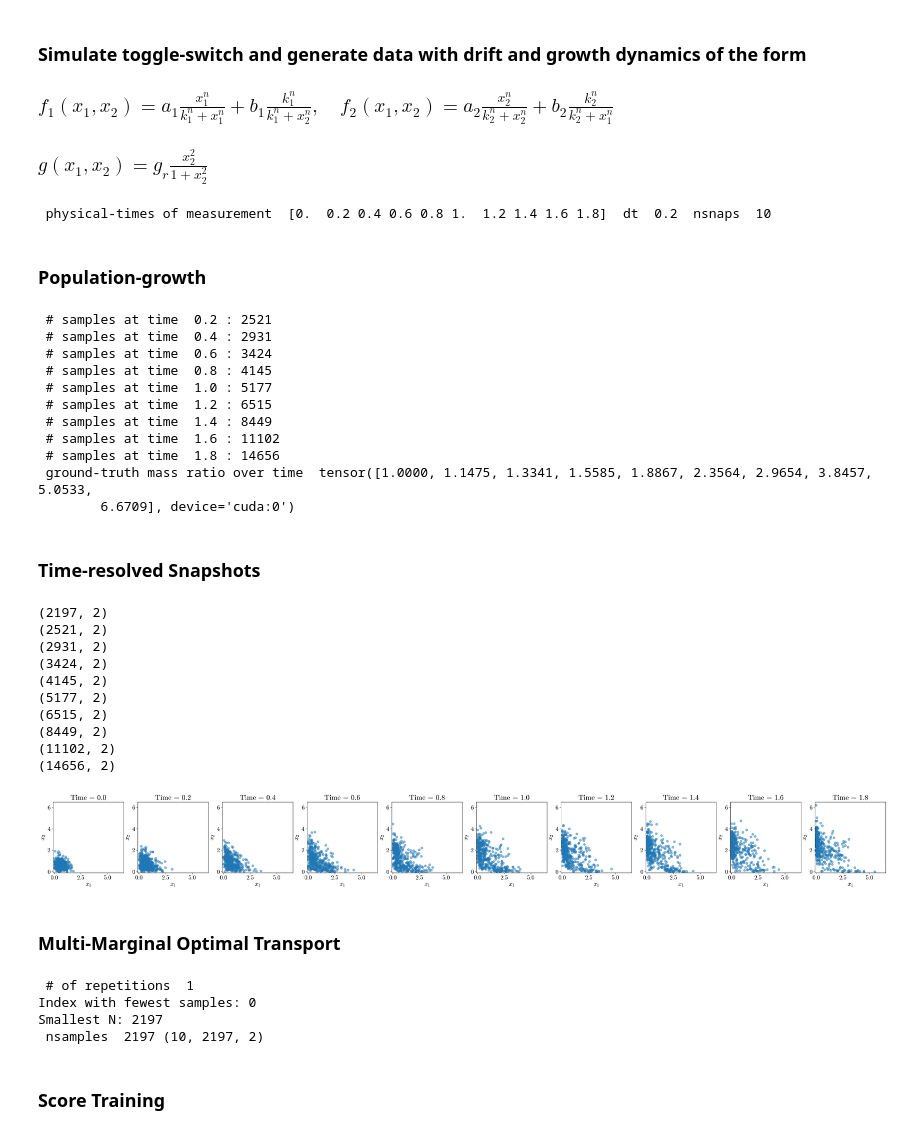
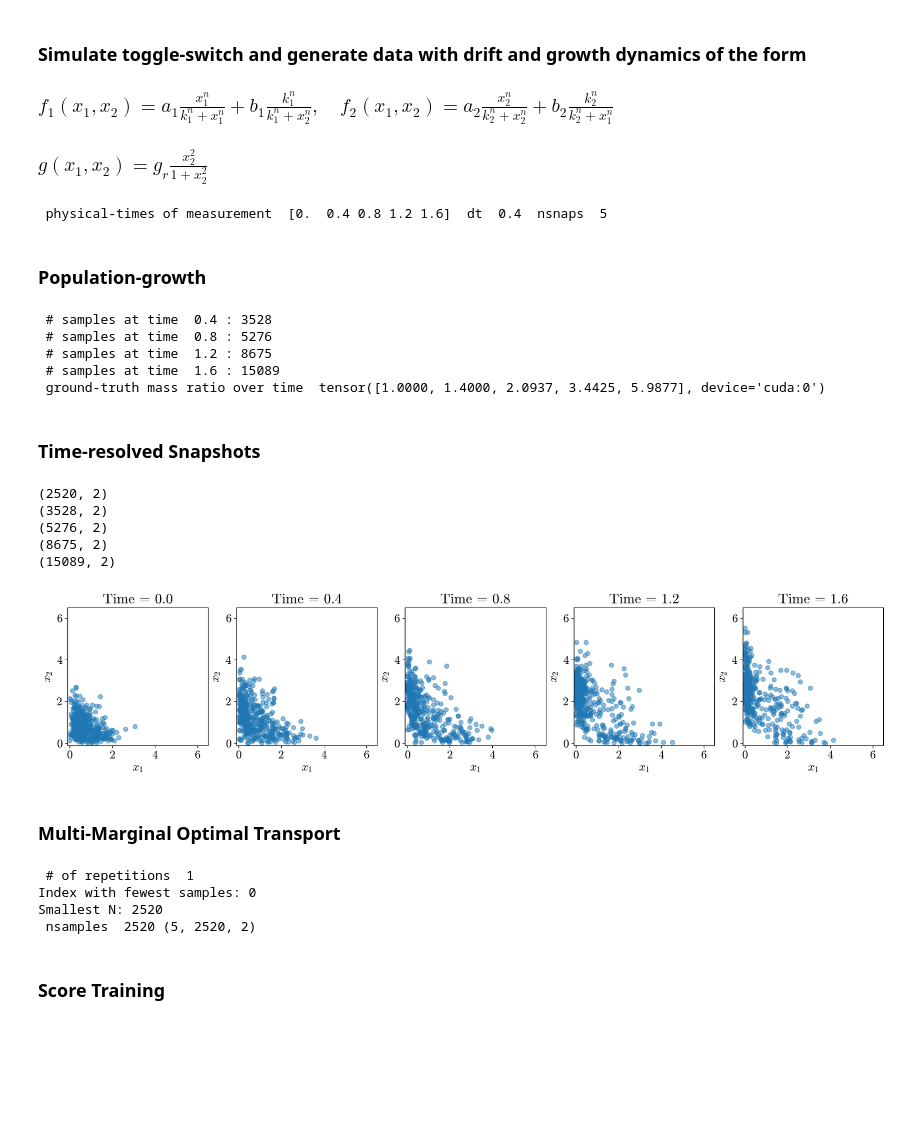
Before and after one commit to SuryanarayanaMK/PFI, a Jupyter notebook: Inference_with_growth.ipynb, the cells around one changed output. Drawn from its saved outputs; the diff is of its cells as text; code cells hidden in the pictures; blank space fills up the shorter version.

```diff
--- a/Inference_with_growth.ipynb
+++ b/Inference_with_growth.ipynb
@@ -117,7 +112,7 @@ def simulate_toggle_with_growth(nsamples, init, Nsnaps, Ndim, seed_, maxiter, mo
 model_params = np.array([2., 2., 1.0, 1.0, 1.0, 1.0, 4.0])
 
 ### hyper-parameters of the simulation
-Ndim = 2; vol = 4.0; nsamples = 2001; Nsnaps = 10; seed = 0; maxiter = 200;
+Ndim = 2; vol = 4.0; nsamples = 2001; Nsnaps = 5; seed = 0; maxiter = 200;
 
 gr = 2.0; #growth-rate
 growth_flag_ = True; # Set True if growth is modeled
@@ -131,7 +126,7 @@ nsnaps = len(samples_full);
 dt = tt[1] - tt[0];
 print(" physical-times of measurement ", tt, " dt ", dt, " nsnaps ", nsnaps)
 # %% [output]
- physical-times of measurement  [0.  0.2 0.4 0.6 0.8 1.  1.2 1.4 1.6 1.8]  dt  0.2  nsnaps  10
+ physical-times of measurement  [0.  0.4 0.8 1.2 1.6]  dt  0.4  nsnaps  5
 # %% [markdown]
 ### Population-growth
 # %%
@@ -142,43 +137,32 @@ for k in range(1,nsnaps):
 mass_vec = torch.tensor(mass_vec,dtype=torch.float32,device=device)
 print(" ground-truth mass ratio over time ", mass_vec)
 # %% [output]
- # samples at time  0.2 : 2521
- # samples at time  0.4 : 2931
- # samples at time  0.6 : 3424
- # samples at time  0.8 : 4145
- # samples at time  1.0 : 5177
- # samples at time  1.2 : 6515
- # samples at time  1.4 : 8449
- # samples at time  1.6 : 11102
- # samples at time  1.8 : 14656
- ground-truth mass ratio over time  tensor([1.0000, 1.1475, 1.3341, 1.5585, 1.8867, 2.3564, 2.9654, 3.8457, 5.0533,
-        6.6709], device='cuda:0')
+ # samples at time  0.4 : 3528
+ # samples at time  0.8 : 5276
+ # samples at time  1.2 : 8675
+ # samples at time  1.6 : 15089
+ ground-truth mass ratio over time  tensor([1.0000, 1.4000, 2.0937, 3.4425, 5.9877], device='cuda:0')
 # %% [markdown]
 ### Time-resolved Snapshots
 # %%
 for k in range(0, len(samples_full)):
     plt.subplot(1,len(samples_full),k+1)
     print(samples_full[k].shape)
     ind_s = np.arange(0,samples_full[k].shape[0])
     np.random.shuffle(ind_s)
     plt.scatter(samples_full[k][ind_s[0:400],0],samples_full[k][ind_s[0:400],1],alpha=0.5)
 
     plt.xlim(-0.1,6.5); plt.ylim(-0.1,6.5);
     plt.title(r'Time = '+ str(np.round(tt[k],3)))
     plt.xlabel(r'$x_1$'); plt.ylabel(r'$x_2$')
-plt.gcf().set_size_inches(40,3.4)
+plt.gcf().set_size_inches(20,3.4)
 # %% [output]
-(2197, 2)
-(2521, 2)
-(2931, 2)
-(3424, 2)
-(4145, 2)
-(5177, 2)
-(6515, 2)
-(8449, 2)
-(11102, 2)
-(14656, 2)
+(2520, 2)
+(3528, 2)
+(5276, 2)
+(8675, 2)
+(15089, 2)
-[figure, old version]
+[figure, new version]
 # %% [markdown]
 ### Multi-Marginal Optimal Transport
 # %%
@@ -218,8 +202,8 @@ tp = tt + 0;
 # %% [output]
  # of repetitions  1
 Index with fewest samples: 0
-Smallest N: 2197
- nsamples  2197 (10, 2197, 2)
+Smallest N: 2520
+ nsamples  2520 (5, 2520, 2)
 # %% [markdown]
 ### Score Training
 # %%
```
Also changed, not shown: parts of 11 cells of this notebook, 1 other file.
